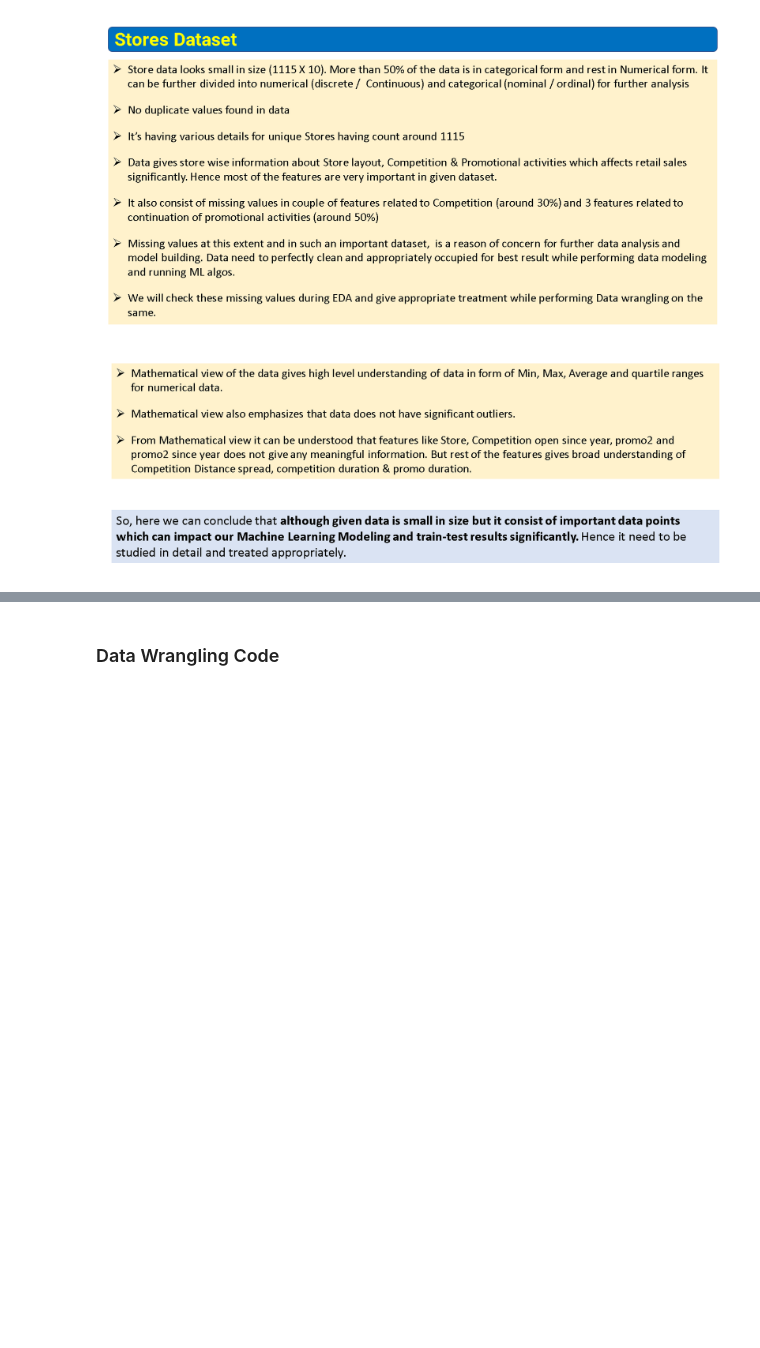
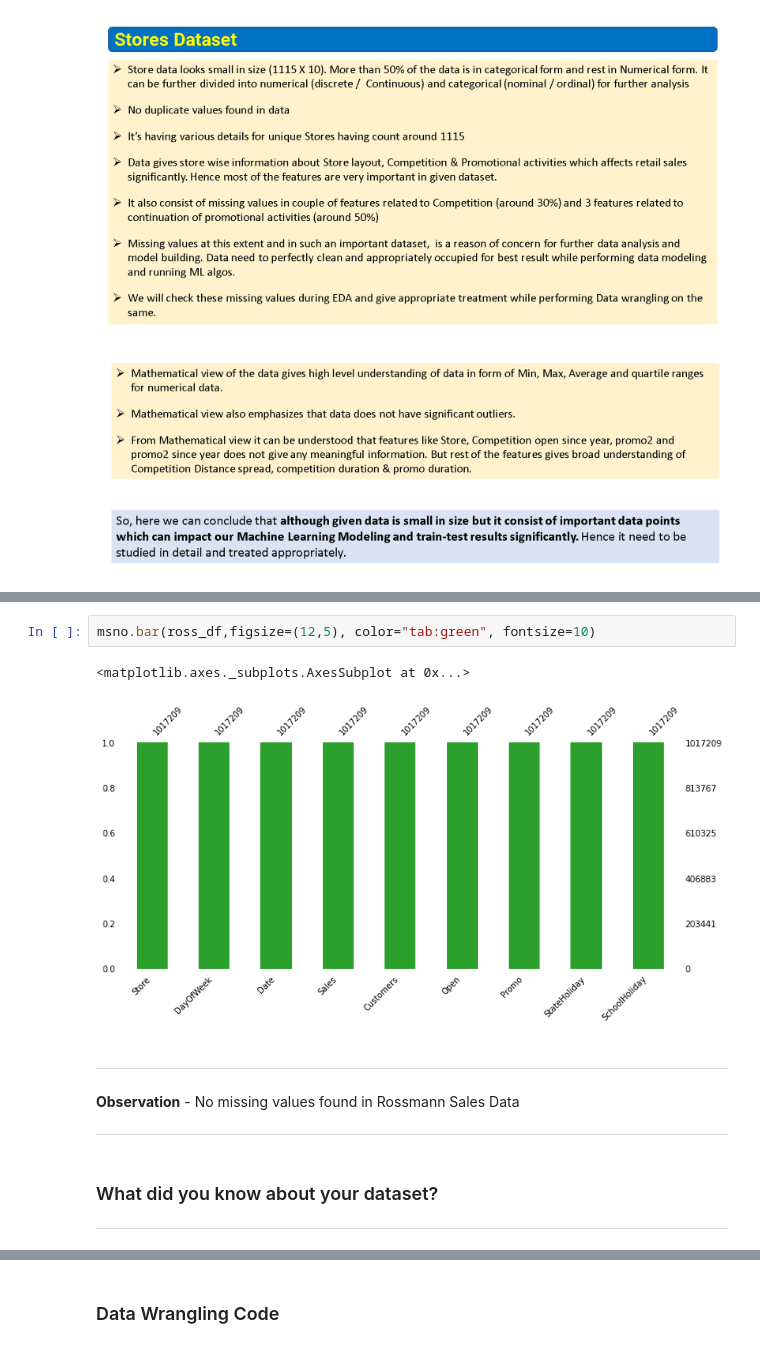
Before and after one commit to Sanddeep-K/Capstone---2_Retail_Sales_Prediction-Supervised-ML---Regression-, a Jupyter notebook: Capstone_2_Retail_Sales_Prediction.ipynb, the cells around one changed output, grey strips where cells are left out. Cells and saved outputs as stored; diff of their text form; blank space fills up the shorter version.

```diff
--- a/Capstone_2_Retail_Sales_Prediction.ipynb
+++ b/Capstone_2_Retail_Sales_Prediction.ipynb
@@ -377,0 +523,16 @@ Answer Here
+# %%
+msno.bar(ross_df,figsize=(12,5), color="tab:green", fontsize=10)
+# %% [output]
+<matplotlib.axes._subplots.AxesSubplot at 0x...>
+[figure, added]
+# %% [markdown]
+-------
+
+**Observation** - No missing values found in Rossmann Sales Data
+
+
+------
+# %% [markdown]
+### What did you know about your dataset?
+
+------
```
Also changed, not shown: parts of 60 cells of this notebook.
